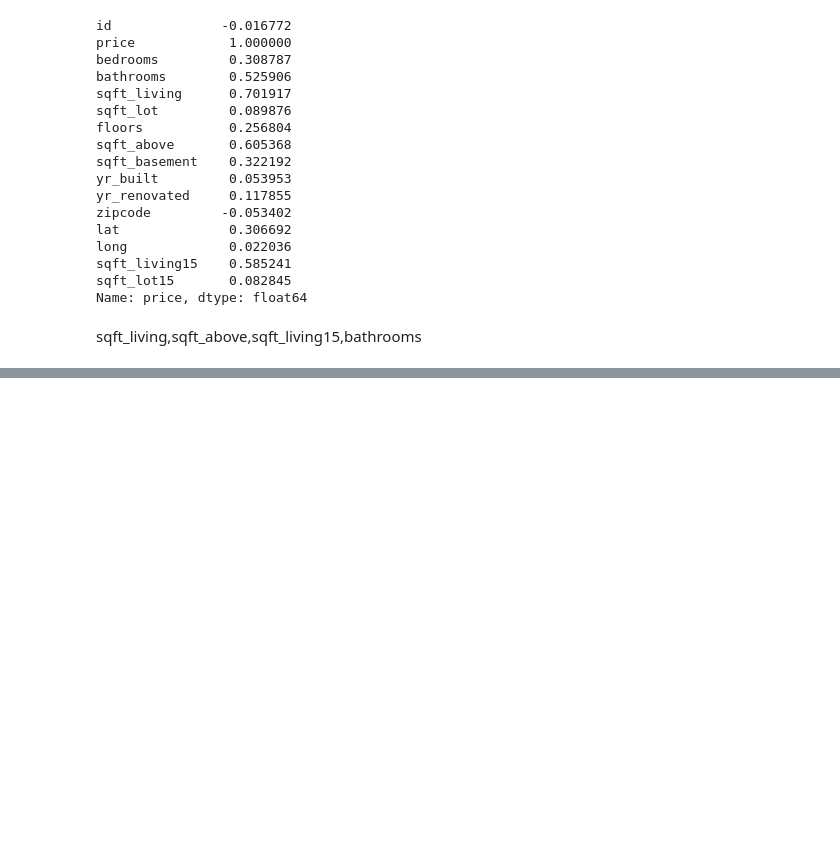
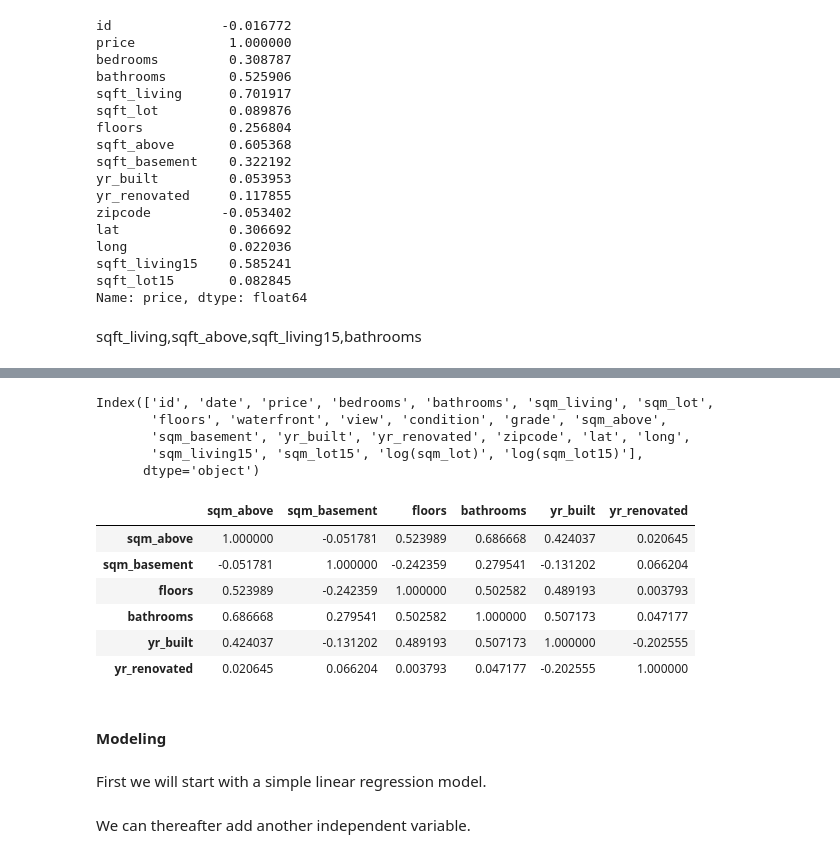
Before and after one commit to KiarieJeff/dsc-phase-2-project, a Jupyter notebook: student.ipynb, the cells around one changed output, grey strips where cells are left out. Drawn from its saved outputs; the diff is of its cells as text; code cells hidden in the pictures; blank space fills up the shorter version.

```diff
--- a/student.ipynb
+++ b/student.ipynb
@@ -224,0 +271,23 @@ grd_dmy = pd.get_dummies(grd_dmy, columns=["grade"], drop_first=True)
+# %%
+data.columns
+# %% [output]
+Index(['id', 'date', 'price', 'bedrooms', 'bathrooms', 'sqm_living', 'sqm_lot',
+       'floors', 'waterfront', 'view', 'condition', 'grade', 'sqm_above',
+       'sqm_basement', 'yr_built', 'yr_renovated', 'zipcode', 'lat', 'long',
+       'sqm_living15', 'sqm_lot15', 'log(sqm_lot)', 'log(sqm_lot15)'],
+      dtype='object')
+# %%
+df4 = data[['sqm_above','sqm_basement','floors','bathrooms','yr_built','yr_renovated']]
+df4.corr()
+# %% [output]
+|  | sqm_above | sqm_basement | floors | bathrooms | yr_built | yr_renovated |
+| sqm_above | 1.000000 | -0.051781 | 0.523989 | 0.686668 | 0.424037 | 0.020645 |
+| sqm_basement | -0.051781 | 1.000000 | -0.242359 | 0.279541 | -0.131202 | 0.066204 |
+| floors | 0.523989 | -0.242359 | 1.000000 | 0.502582 | 0.489193 | 0.003793 |
+| bathrooms | 0.686668 | 0.279541 | 0.502582 | 1.000000 | 0.507173 | 0.047177 |
+| yr_built | 0.424037 | -0.131202 | 0.489193 | 0.507173 | 1.000000 | -0.202555 |
+| yr_renovated | 0.020645 | 0.066204 | 0.003793 | 0.047177 | -0.202555 | 1.000000 |
+# %% [markdown]
+#### Modeling
+# %% [markdown]
+First we will start with a simple linear regression model.
@@ -224,0 +299,2 @@ grd_dmy = pd.get_dummies(grd_dmy, columns=["grade"], drop_first=True)
+# %% [markdown]
+We can thereafter add another independent variable.
```
Also changed, not shown: parts of 27 cells of this notebook.
